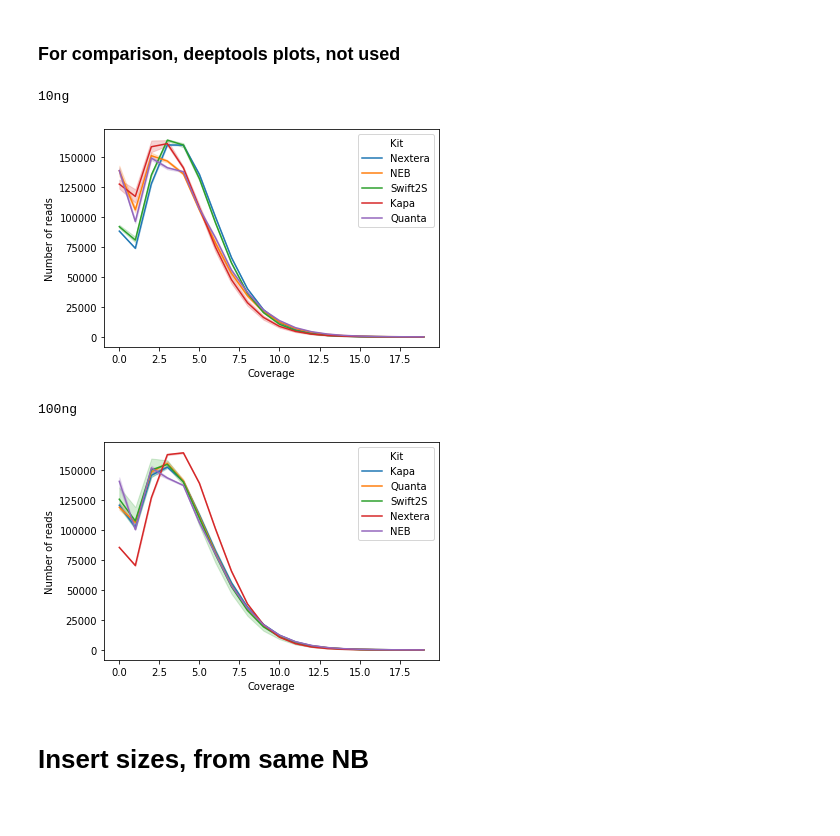
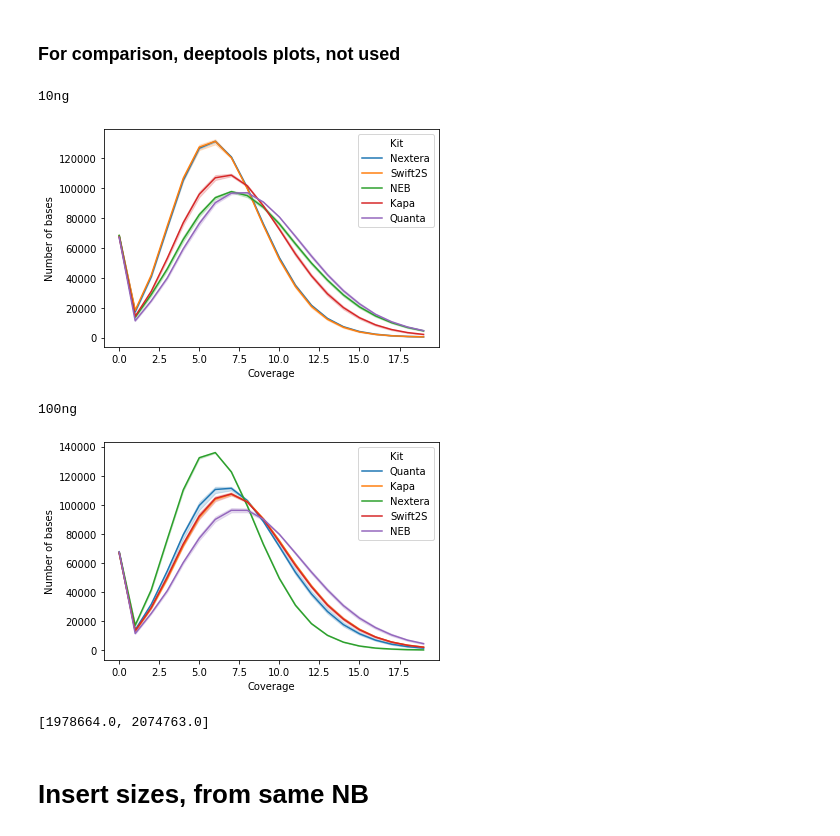
Before and after one commit to fa2k/comparison, a Jupyter notebook: b_Analysis.ipynb, the cells around one changed output. Drawn from its saved outputs; the diff is of its cells as text; code cells hidden in the pictures.

Commit message:
Work on getting metrics from [abcd] branch analyese

```diff
--- a/b_Analysis.ipynb
+++ b/b_Analysis.ipynb
@@ -9,7 +9,7 @@ import os
 %matplotlib inline
 # %%
 INCLUDE_SWIFT_LONG_LIBS = False
-WORKFLOW_BRANCH = "a"
+WORKFLOW_BRANCH = "d"
 # %% [markdown]
 # Analysis plots for alternative workflow branch
 
@@ -66,7 +66,10 @@ for bam in glob("{}30_downsample/*_DS_MD.AlignmentSummaryMetrics.txt".format(WOR
     try:
         for metrics in ['_MD.AlignmentSummaryMetrics', '_MD.InsertSizeMetrics',
                         '.MarkDuplicatesMetrics', '_MD.WgsMetrics']:
-            new_data = load_picard("{}{}.txt".format(basepath, metrics))
+            if metrics == '.MarkDuplicatesMetrics' and WORKFLOW_BRANCH == 'd':
+                new_data = {'LIBRARY': re.search(r"/(.*)_DS$", basepath).group(1)}
+            else:
+                new_data = load_picard("{}{}.txt".format(basepath, metrics))
             if any(k in data for k in new_data):
                 print("Duplicate key {} found in {}".format(k, metrics))
             data.update(new_data)
@@ -94,6 +97,7 @@ df = pd.merge(
         on='LIBRARY')
 df['Kit'] = pd.Categorical(df.LIBRARY.str.split("-").str.get(0))
 df['Conc'] = pd.Categorical(df.LIBRARY.str.split("-").str.get(1), categories=['10ng', '100ng'])
+
 if not INCLUDE_SWIFT_LONG_LIBS:
     df = df.loc[df.Kit != "Swiftlong"]
     df.Kit = df.Kit.cat.set_categories(['Kapa', 'NEB', 'Nextera', 'Quanta', 'Swift2S'])
@@ -184,7 +187,7 @@ for conc in ["10ng", "100ng"]:
     medium_df = long_df[(long_df.coverage < 20)&(df.Conc == conc)]
     plt.figure()
     sns.lineplot(x='coverage', y='high_quality_coverage_count', hue='Kit', data=medium_df)
-    plt.ylabel("Number of reads")
+    plt.ylabel("Number of bases")
     plt.xlabel("Coverage")
     savefig("coverage_deeptools_{}".format(conc))
     plt.show()
@@ -194,33 +197,37 @@ for conc in ["10ng", "100ng"]:
 # %% [markdown]
 ### For comparison, deeptools plots, not used
 # %%
+total_bases = []
 for conc in ["10ng", "100ng"]:
     print(conc)
     cov_matrix = pd.read_csv("{}50_deeptools_summary/coverage_{}.txt".format(WORKFLOW_BRANCH, conc), skiprows=1, sep='\t')
     cov_matrix.columns = [
         c.replace("'", "").replace("_DS_MD.bam", "")
         for c in cov_matrix.columns
     ]
     if not INCLUDE_SWIFT_LONG_LIBS:
         cov_matrix = cov_matrix[[c for c in cov_matrix.columns if not c.startswith("Swiftlong")]]
     columns = cov_matrix.columns[3:]
     counts_matrix = cov_matrix.iloc[:, 3:].apply(pd.value_counts)
 
     counts_long = counts_matrix.reset_index().rename({'index': 'Coverage'}, axis=1).melt(id_vars=['Coverage'], value_name="NumReads")
     counts_long['Kit'] = counts_long.variable.str.split("-").str.get(0)
     counts_long['Replicate'] = counts_long.variable.str.split("-").str.get(2)
+    total_bases.append(counts_long.loc[counts_long.variable=='Kapa-{}-1'.format(conc), 'Coverage'].sum())
     #counts_long = counts_long.groupby(['Kit', 'Replicate']).apply(reverse_cum_sum)
     counts_medium = counts_long[counts_long.Coverage < 20]
     plt.figure()
     sns.lineplot(x='Coverage', y='NumReads', hue='Kit', data=counts_medium)
-    plt.ylabel("Number of reads")
+    plt.ylabel("Number of bases")
     savefig("coverage_deeptools_{}".format(conc))
     plt.show()
+print(total_bases)
 # %% [output]
 10ng
-[figure, old version]
+[figure, new version]
 100ng
-[figure, old version]
+[figure, new version]
+[1978664.0, 2074763.0]
 # %% [markdown]
 # Insert sizes, from same NB
 # %%
```
Also changed, not shown: parts of 16 cells of this notebook, 2 other files.
